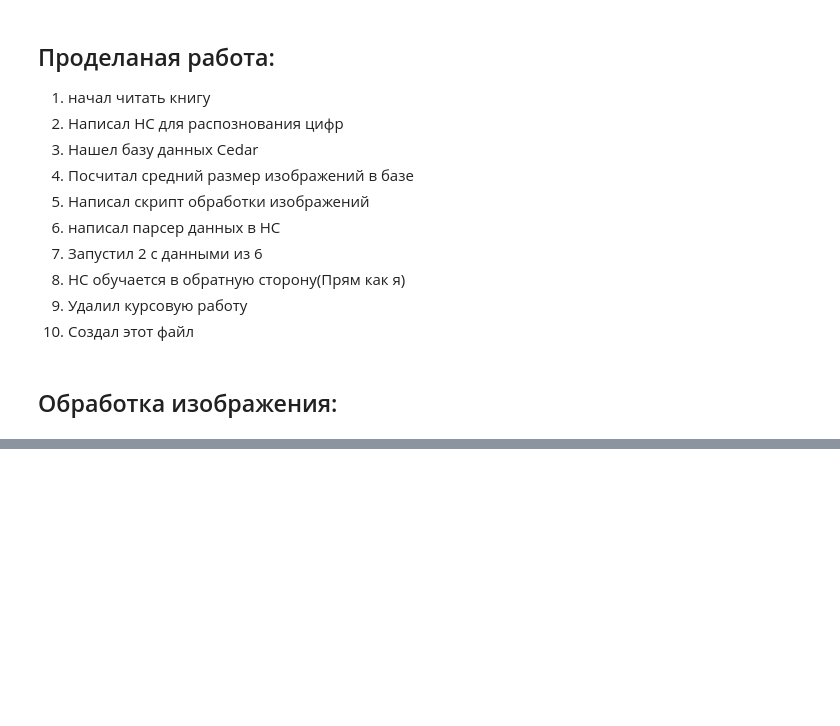
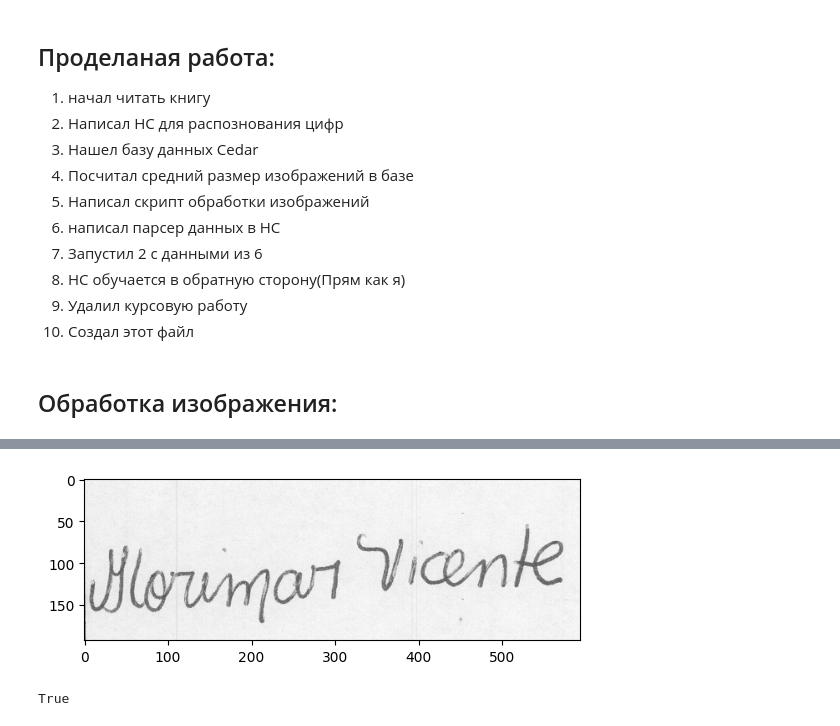
Before and after one commit to Chazelam/Course-Work, a Jupyter notebook: note.ipynb, the cells around one changed output, grey strips where cells are left out. Cells and saved outputs as stored; diff of their text form; code cells hidden in the pictures; blank space fills up the shorter version.

```diff
--- a/note.ipynb
+++ b/note.ipynb
@@ -49,0 +55,10 @@ ModuleNotFoundError: No module named 'numpy'
+# %%
+# Преобразование в полу-тоновое
+gray_img = cv.cvtColor(original_img, cv.COLOR_RGB2GRAY)
+
+show_img = cv.cvtColor(gray_img, cv.COLOR_GRAY2RGB)
+plt.imshow(show_img)
+plt.show()
+# %% [output]
+[figure, added]
+True
```
Also changed, not shown: parts of 5 cells of this notebook, 1 other file.
